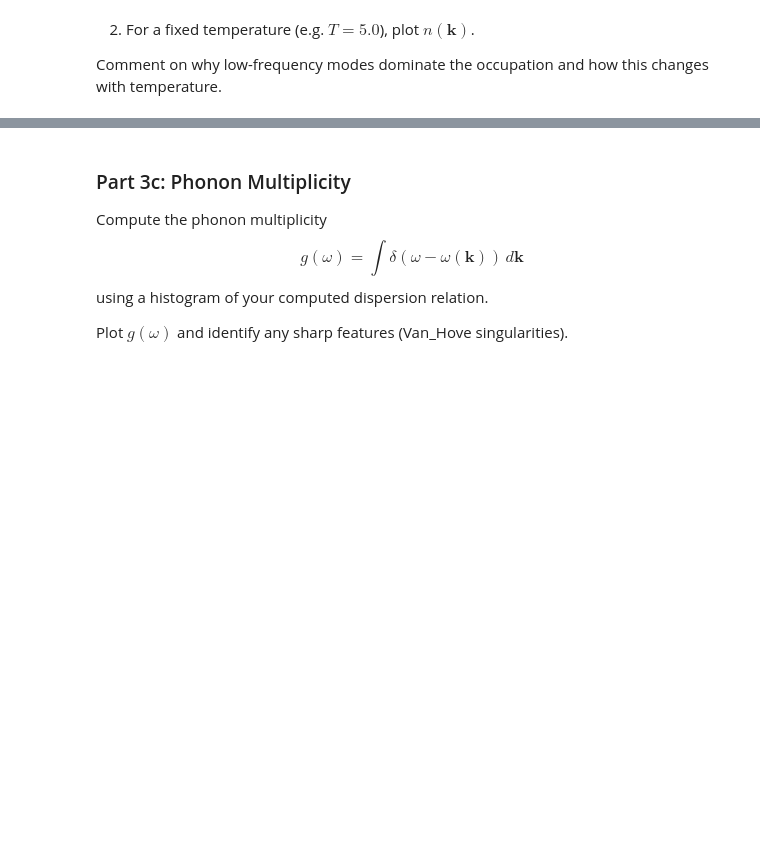
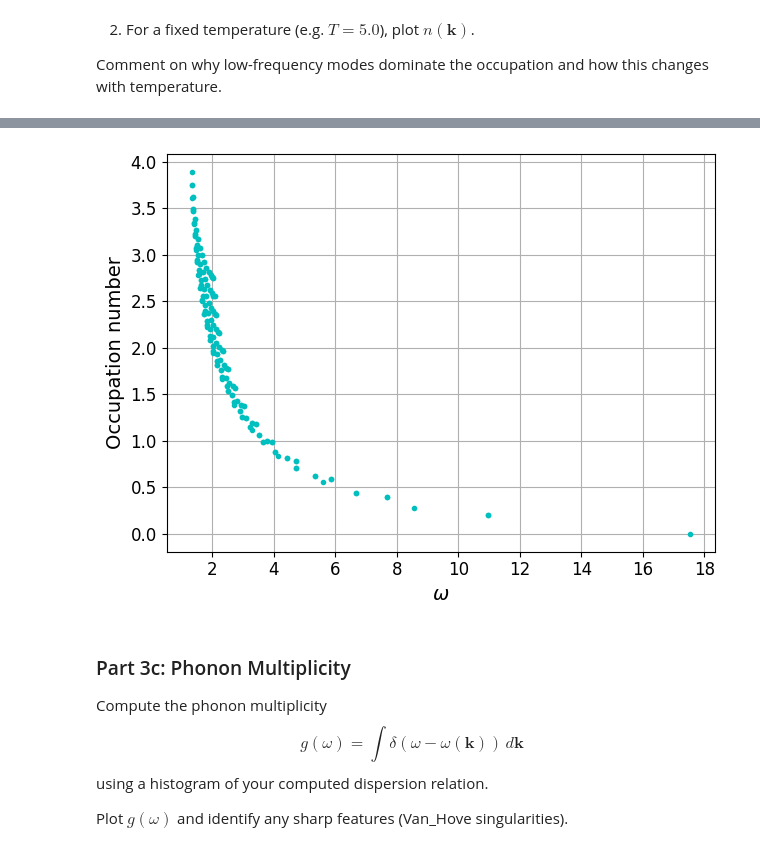
Before and after one commit to Danielle-06/Statfys-2-2026, a Jupyter notebook: 03.lattice_vibrations_nb.ipynb, the cells around one changed output, grey strips where cells are left out. Cells and saved outputs as stored; diff of their text form; code cells hidden in the pictures; blank space fills up the shorter version.

```diff
--- a/03.lattice_vibrations_nb.ipynb
+++ b/03.lattice_vibrations_nb.ipynb
@@ -262,24 +299,26 @@ plt.show()
 # %%
 # seeing whether the function n(k) only depends on the length of k vector
 n_2 = np.array([])
 k_2 = np.array([])
 for i in n-1: # Loop over all n's to calculate all frequencies and wavevector
     for j in n-1:
         n_2 = np.append(n_2,ocupation(w[i,j],T))
         k = np.sqrt((np.pi/ (interior_atoms + 1))**2*(i**2+j**2)) # calculate the length of k vector
         k_2 = np.append(k_2,k)
 
 
 # print(w_2)
 plt.plot(n_2,k_2,"c.")
-plt.xlabel(r"$w$", fontsize=14)
+plt.xlabel(r"$\omega$", fontsize=14)
 plt.ylabel("Occupation number", fontsize=14)
 plt.xticks(fontsize=12)
 plt.yticks(fontsize=12)
 plt.grid()
 plt.tight_layout()
 plt.savefig("img/P3/3.3b length kvector.png", dpi=300, bbox_inches='tight')
 # The length of k vector is not the only determining factor in the ocupation number.
+# %% [output]
+[figure, added]
 # %% [markdown]
 ### Part 3c: Phonon Multiplicity
 
```
Also changed, not shown: parts of 13 cells of this notebook, 11 other files.
